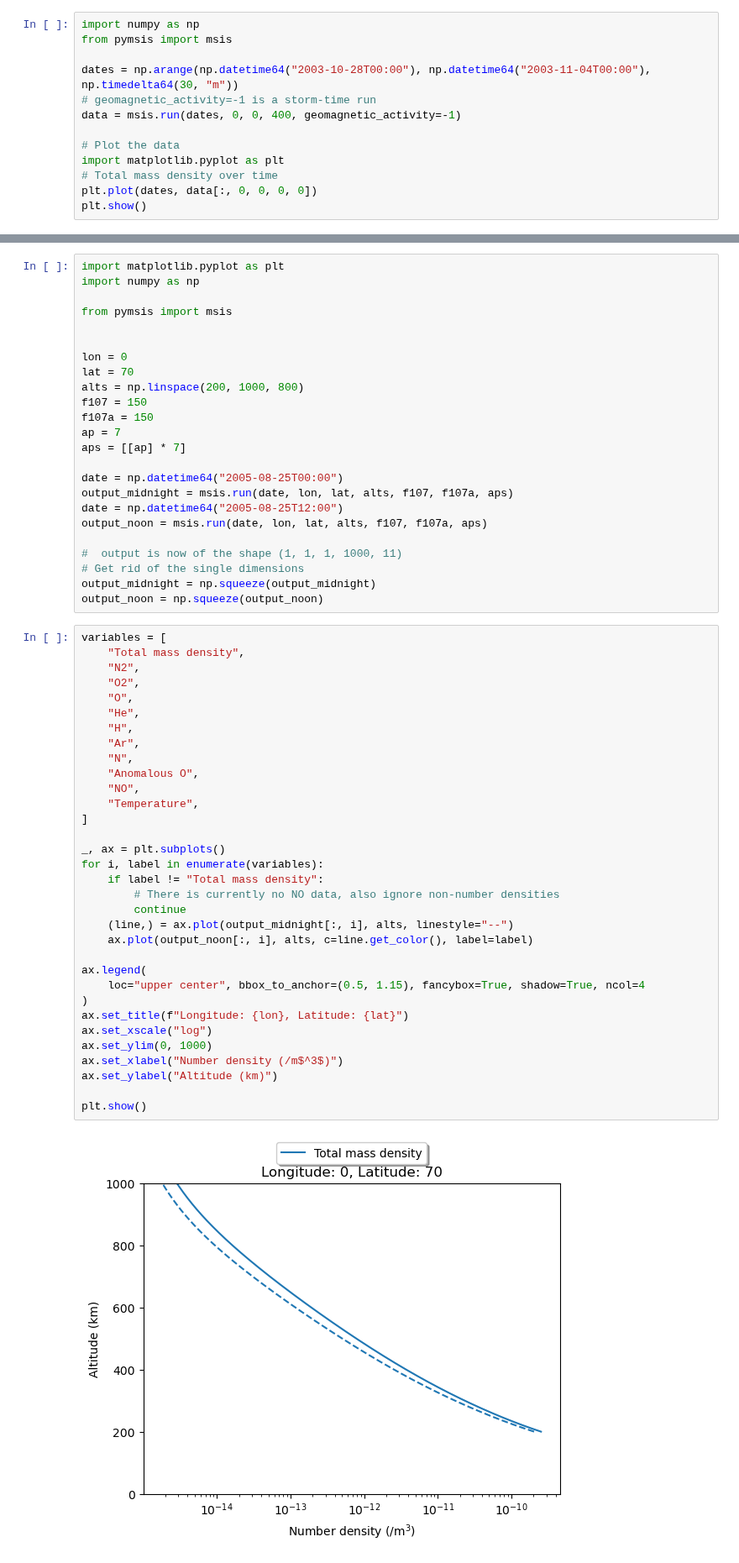
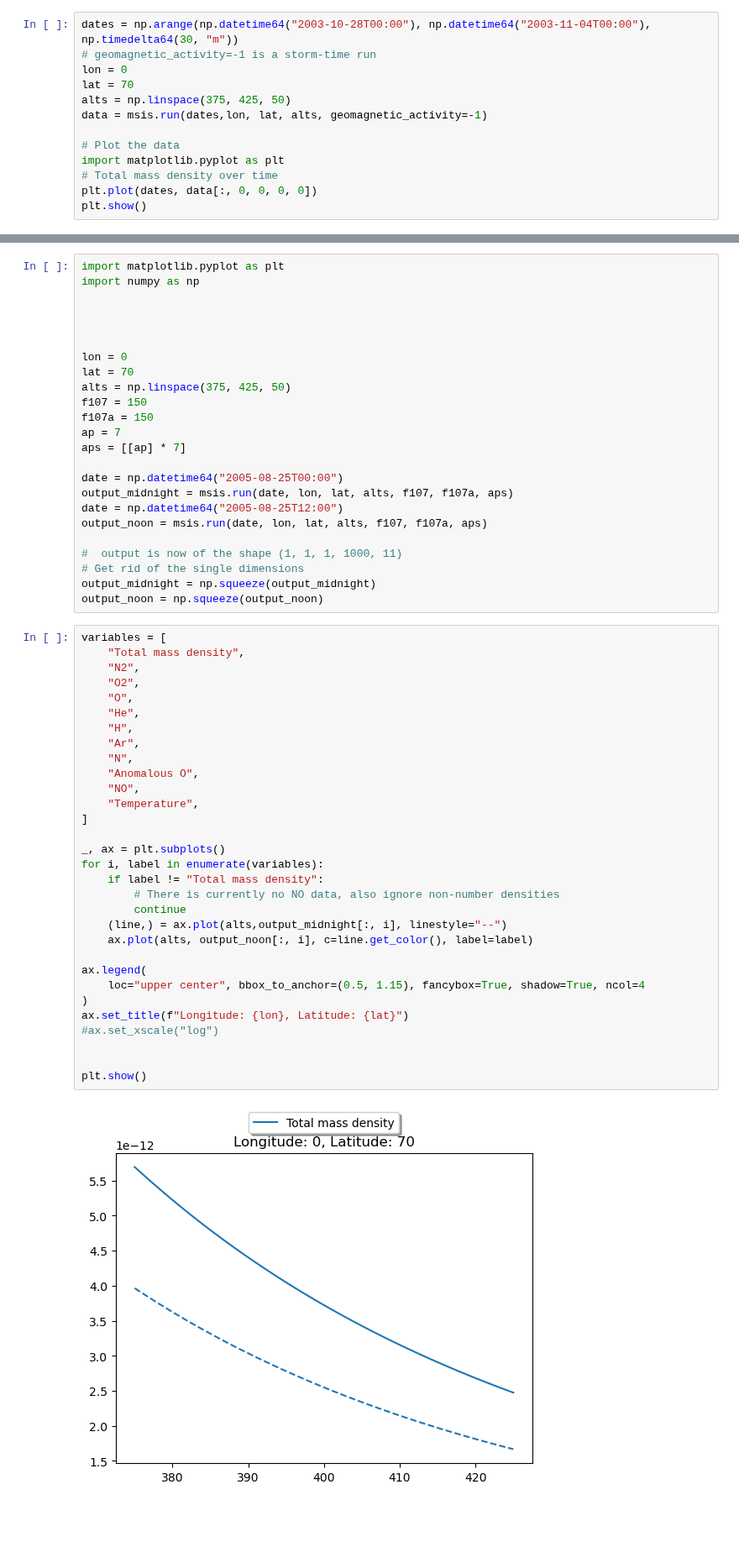
Before and after one commit to kylermurphy/SatDrag, a Jupyter notebook: Notebooks/msis_scale_height.ipynb, the cells around one changed output, grey strips where cells are left out. Shown at 84% size. Saved outputs shown, nothing was run; the diff lists cells and outputs as text; blank space fills up the shorter version.

```diff
--- a/Notebooks/msis_scale_height.ipynb
+++ b/Notebooks/msis_scale_height.ipynb
@@ -1,10 +13,10 @@
 # %%
-import numpy as np
-from pymsis import msis
-
 dates = np.arange(np.datetime64("2003-10-28T00:00"), np.datetime64("2003-11-04T00:00"), np.timedelta64(30, "m"))
 # geomagnetic_activity=-1 is a storm-time run
-data = msis.run(dates, 0, 0, 400, geomagnetic_activity=-1)
+lon = 0
+lat = 70
+alts = np.linspace(375, 425, 50)
+data = msis.run(dates,lon, lat, alts, geomagnetic_activity=-1)
 
 # Plot the data
 import matplotlib.pyplot as plt
@@ -17,12 +33,12 @@ plt.show()
 import matplotlib.pyplot as plt
 import numpy as np
 
-from pymsis import msis
+
 
 
 lon = 0
 lat = 70
-alts = np.linspace(200, 1000, 800)
+alts = np.linspace(375, 425, 50)
 f107 = 150
 f107a = 150
 ap = 7
@@ -40,36 +56,34 @@ output_noon = np.squeeze(output_noon)
 # %%
 variables = [
     "Total mass density",
     "N2",
     "O2",
     "O",
     "He",
     "H",
     "Ar",
     "N",
     "Anomalous O",
     "NO",
     "Temperature",
 ]
 
 _, ax = plt.subplots()
 for i, label in enumerate(variables):
     if label != "Total mass density":
         # There is currently no NO data, also ignore non-number densities
         continue
-    (line,) = ax.plot(output_midnight[:, i], alts, linestyle="--")
-    ax.plot(output_noon[:, i], alts, c=line.get_color(), label=label)
+    (line,) = ax.plot(alts,output_midnight[:, i], linestyle="--")
+    ax.plot(alts, output_noon[:, i], c=line.get_color(), label=label)
 
 ax.legend(
     loc="upper center", bbox_to_anchor=(0.5, 1.15), fancybox=True, shadow=True, ncol=4
 )
 ax.set_title(f"Longitude: {lon}, Latitude: {lat}")
-ax.set_xscale("log")
-ax.set_ylim(0, 1000)
-ax.set_xlabel("Number density (/m$^3$)")
-ax.set_ylabel("Altitude (km)")
+#ax.set_xscale("log")
+
 
 plt.show()
 # %% [output]
-[figure, old version]
+[figure, new version]
 # %%
```
Also changed, not shown: parts of 8 cells of this notebook, 1 other file.
